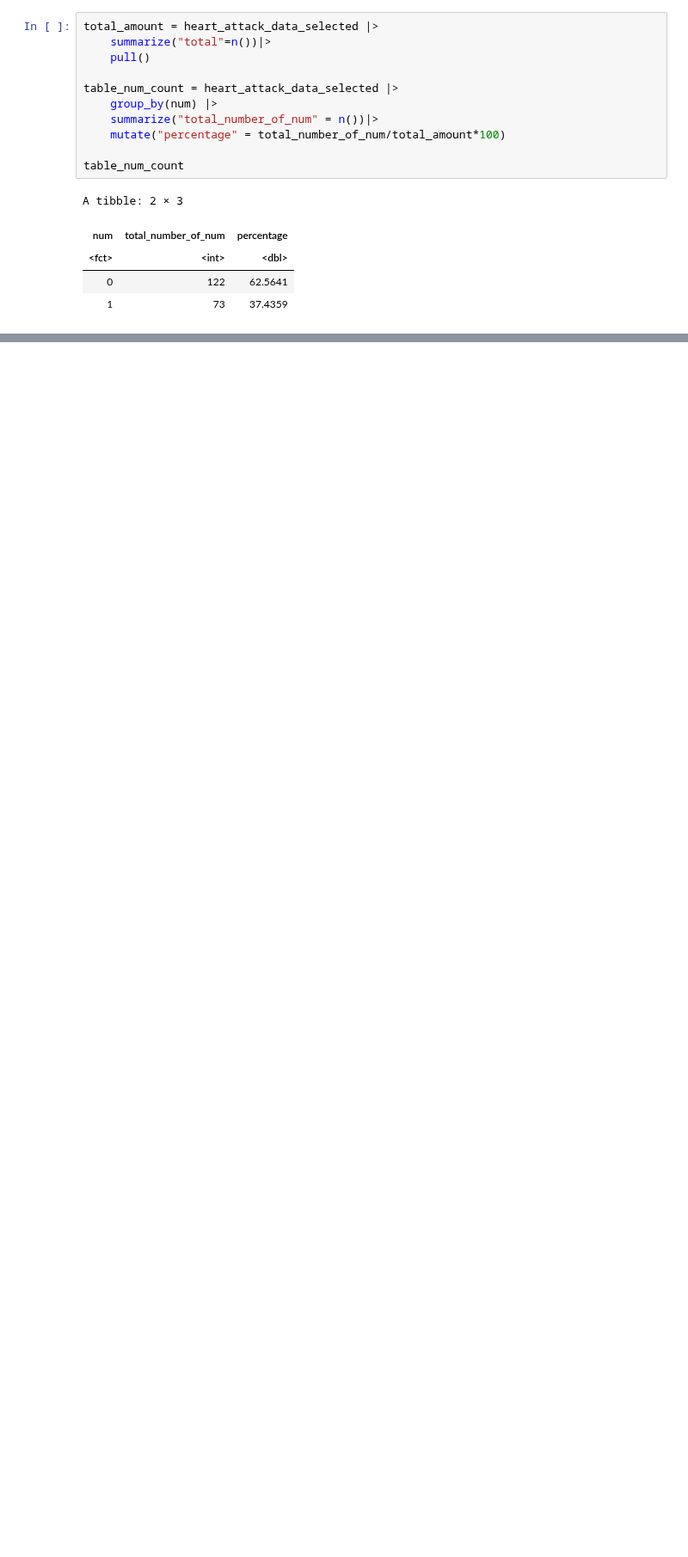
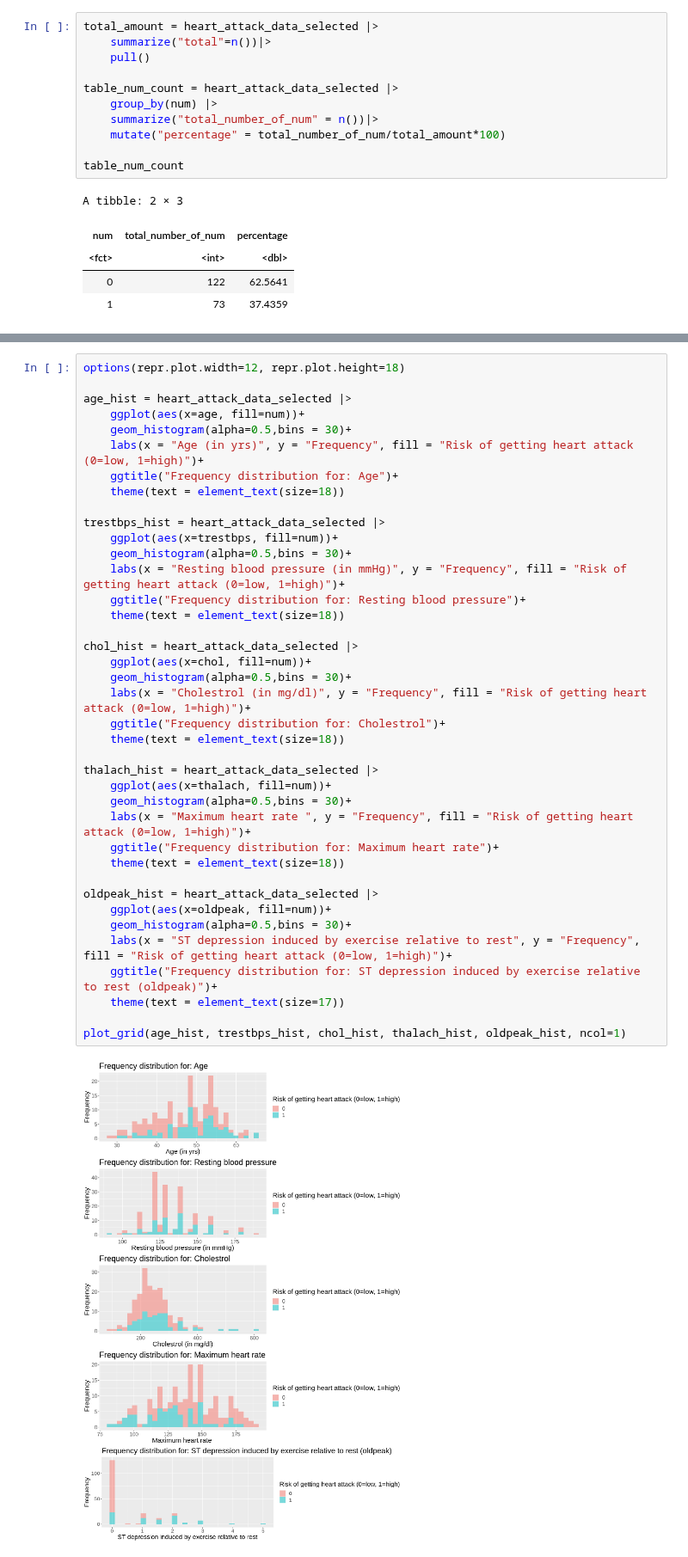
Before and after one commit to RichardAdhika22/heart_attack_prediction_knn, a Jupyter notebook: Group_project_report.ipynb, the cells around one changed output, grey strips where cells are left out. Shown at 86% size. Drawn from its saved outputs; the diff is of its cells as text; blank space fills up the shorter version.

```diff
--- a/Group_project_report.ipynb
+++ b/Group_project_report.ipynb
@@ -101,0 +156,41 @@ A tibble: 2 × 3
+# %%
+options(repr.plot.width=12, repr.plot.height=18)
+
+age_hist = heart_attack_data_selected |>
+    ggplot(aes(x=age, fill=num))+
+    geom_histogram(alpha=0.5,bins = 30)+
+    labs(x = "Age (in yrs)", y = "Frequency", fill = "Risk of getting heart attack (0=low, 1=high)")+
+    ggtitle("Frequency distribution for: Age")+
+    theme(text = element_text(size=18))
+
+trestbps_hist = heart_attack_data_selected |>
+    ggplot(aes(x=trestbps, fill=num))+
+    geom_histogram(alpha=0.5,bins = 30)+
+    labs(x = "Resting blood pressure (in mmHg)", y = "Frequency", fill = "Risk of getting heart attack (0=low, 1=high)")+
+    ggtitle("Frequency distribution for: Resting blood pressure")+
+    theme(text = element_text(size=18))
+
+chol_hist = heart_attack_data_selected |>
+    ggplot(aes(x=chol, fill=num))+
+    geom_histogram(alpha=0.5,bins = 30)+
+    labs(x = "Cholestrol (in mg/dl)", y = "Frequency", fill = "Risk of getting heart attack (0=low, 1=high)")+
+    ggtitle("Frequency distribution for: Cholestrol")+
+    theme(text = element_text(size=18))
+
+thalach_hist = heart_attack_data_selected |>
+    ggplot(aes(x=thalach, fill=num))+
+    geom_histogram(alpha=0.5,bins = 30)+
+    labs(x = "Maximum heart rate ", y = "Frequency", fill = "Risk of getting heart attack (0=low, 1=high)")+
+    ggtitle("Frequency distribution for: Maximum heart rate")+
+    theme(text = element_text(size=18))
+
+oldpeak_hist = heart_attack_data_selected |>
+    ggplot(aes(x=oldpeak, fill=num))+
+    geom_histogram(alpha=0.5,bins = 30)+
+    labs(x = "ST depression induced by exercise relative to rest", y = "Frequency", fill = "Risk of getting heart attack (0=low, 1=high)")+
+    ggtitle("Frequency distribution for: ST depression induced by exercise relative to rest (oldpeak)")+
+    theme(text = element_text(size=17))
+
+plot_grid(age_hist, trestbps_hist, chol_hist, thalach_hist, oldpeak_hist, ncol=1)
+# %% [output]
+[figure, added]
```
Also changed, not shown: parts of 11 cells of this notebook.
